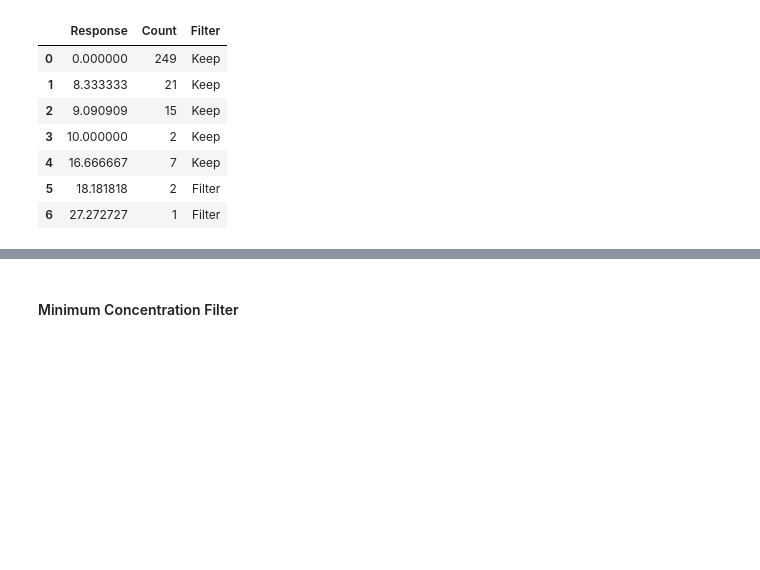
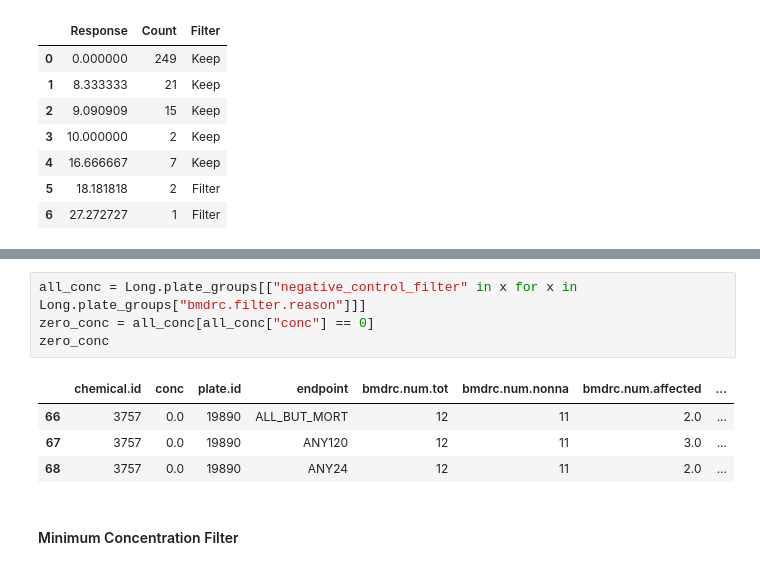
Before and after one commit to PNNL-CompBio/bmdrc, a Jupyter notebook: dev_tests/binary_class_tests.ipynb, the cells around one changed output, grey strips where cells are left out. Drawn from its saved outputs; the diff is of its cells as text; blank space fills up the shorter version.

Commit message:
Negative control filter issue found

```diff
--- a/dev_tests/binary_class_tests.ipynb
+++ b/dev_tests/binary_class_tests.ipynb
@@ -177,4 +163,13 @@ Long.plate_groups
 [figure]
+# %%
+all_conc = Long.plate_groups[["negative_control_filter" in x for x in Long.plate_groups["bmdrc.filter.reason"]]]
+zero_conc = all_conc[all_conc["conc"] == 0]
+zero_conc
+# %% [output]
+|  | chemical.id | conc | plate.id | endpoint | bmdrc.num.tot | bmdrc.num.nonna | bmdrc.num.affected | ... |
+| 66 | 3757 | 0.0 | 19890 | ALL_BUT_MORT | 12 | 11 | 2.0 | ... |
+| 67 | 3757 | 0.0 | 19890 | ANY120 | 12 | 11 | 3.0 | ... |
+| 68 | 3757 | 0.0 | 19890 | ANY24 | 12 | 11 | 2.0 | ... |
 # %% [markdown]
 #### Minimum Concentration Filter
 # %%
```
Also changed, not shown: parts of 4 cells of this notebook, 2 other files.
